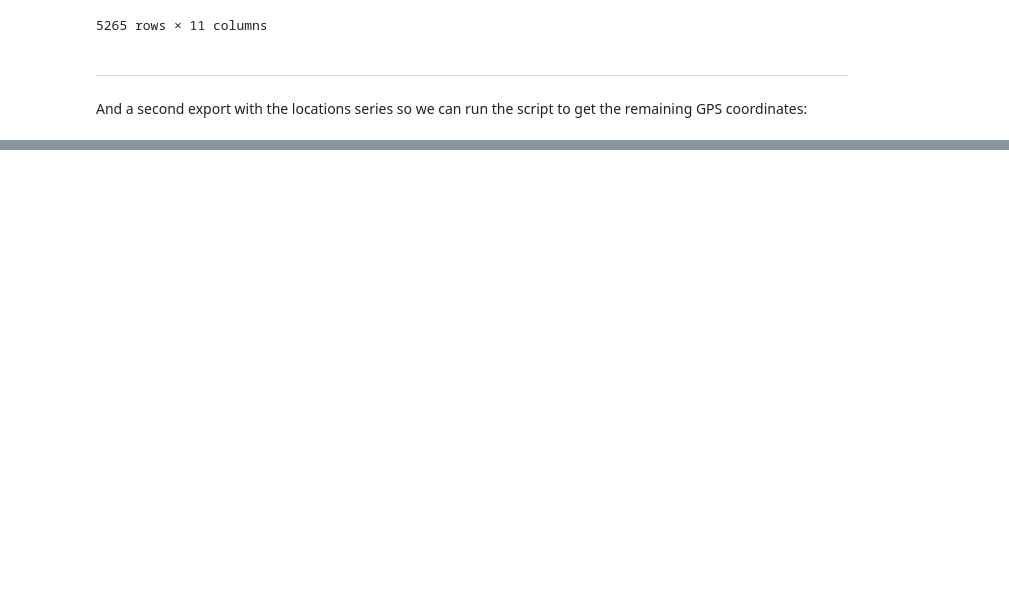
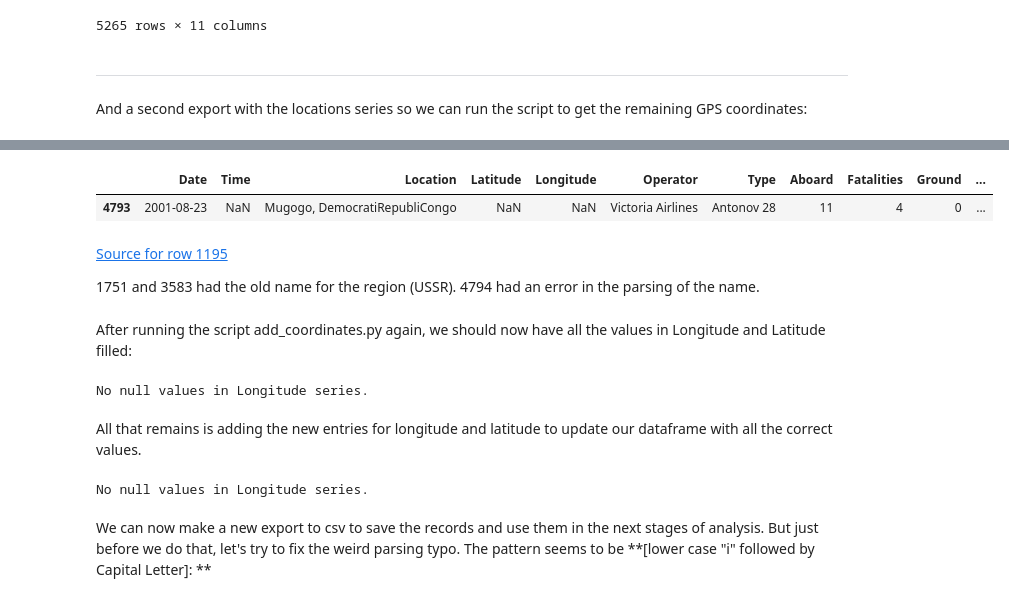
Before and after one commit to CatarinaL/GroupDataVizProjectDIT, a Jupyter notebook: DataPreparation.ipynb, the cells around one changed output, grey strips where cells are left out. Saved outputs shown, nothing was run; the diff lists cells and outputs as text; code cells hidden in the pictures; blank space fills up the shorter version.

```diff
--- a/DataPreparation.ipynb
+++ b/DataPreparation.ipynb
@@ -1450,0 +1440,14 @@ test_exported_df
+# %%
+#1195   NaN
+#1751   NaN
+#3583   NaN
+#4793   NaN
+#Name: Latitude, dtype: float64
+df[4793:4794]
+# %% [output]
+|  | Date | Time | Location | Latitude | Longitude | Operator | Type | Aboard | Fatalities | Ground | ... |
+| 4793 | 2001-08-23 | NaN | Mugogo, DemocratiRepubliCongo | NaN | NaN | Victoria Airlines | Antonov 28 | 11 | 4 | 0 | ... |
+# %% [markdown]
+[Source for row 1195](https://aviation-safety.net/database/record.php?id=19531215-0)
+
+1751 and 3583 had the old name for the region (USSR). 4794 had an error in the parsing of the name.
@@ -1450,0 +1459,20 @@ test_exported_df
+# %% [markdown]
+After running the script add_coordinates.py again, we should now have all the values in Longitude and Latitude filled:
+# %%
+file_path = "dataset/location_coordinates_complete.csv"
+test_exported_df = pd.read_csv(file_path)
+test_exported_df
+
+check_nulls("Longitude", test_exported_df)
+# %% [output]
+No null values in Longitude series.
+# %% [markdown]
+All that remains is adding the new entries for longitude and latitude to update our dataframe with all the correct values.
+# %%
+df["Latitude"] = test_exported_df["Latitude"]
+df["Longitude"] = test_exported_df["Longitude"]
+check_nulls("Longitude", df)
+# %% [output]
+No null values in Longitude series.
+# %% [markdown]
+We can now make a new export to csv to save the records and use them in the next stages of analysis. But just before we do that, let's try to fix the weird parsing typo. The pattern seems to be **\[lower case "i" followed by Capital Letter\]: **
```
Also changed, not shown: parts of 7 cells of this notebook, 3 other files.
